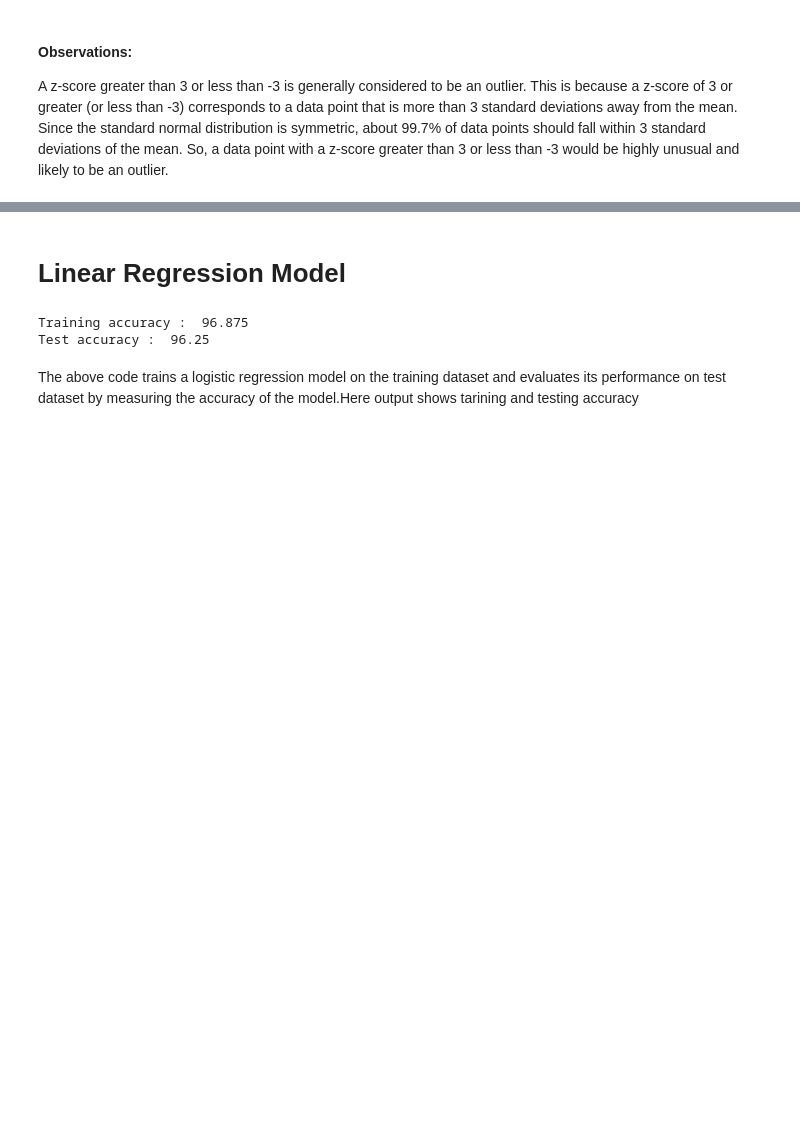
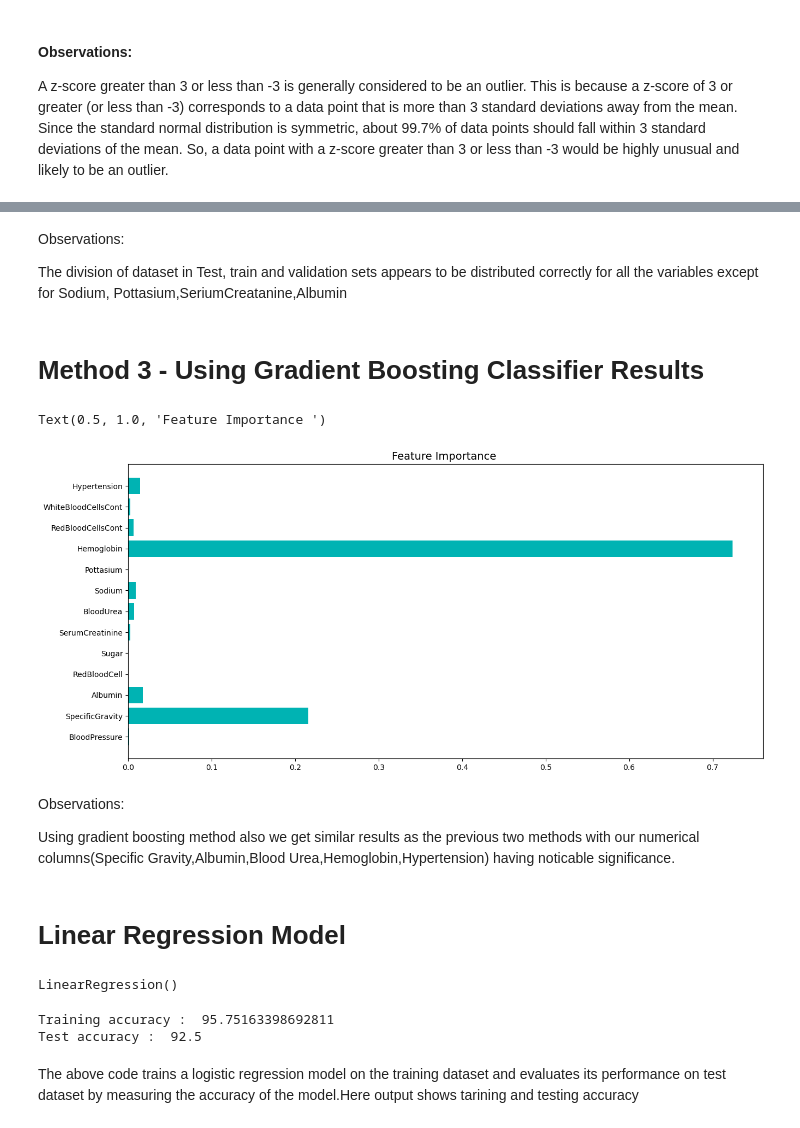
Before and after one commit to Akshathapatil1998/Data-Science-Assignments-INFO6105, a Jupyter notebook: Assignment 1 - ML Data Cleaning & Feature Selection.ipynb, the cells around one changed output, grey strips where cells are left out. Saved outputs shown, nothing was run; the diff lists cells and outputs as text; code cells hidden in the pictures; blank space fills up the shorter version.

```diff
--- a/Assignment 1 - ML Data Cleaning & Feature Selection.ipynb
+++ b/Assignment 1 - ML Data Cleaning & Feature Selection.ipynb
@@ -607,21 +574,52 @@ The ratio of 80%-20% for train-test split appears to be distributed correctly fo
+# %% [markdown]
+Observations:
+
+The division of dataset in Test, train and validation sets appears to be distributed correctly for all the variables except for Sodium, Pottasium,SeriumCreatanine,Albumin
+# %% [markdown]
+# Method 3 - Using Gradient Boosting Classifier Results
+# %%
+# Using Gradient Boosting Classifier Results
+
+from sklearn import ensemble
+model_3=ensemble.GradientBoostingClassifier()
+model_3.fit(X_train,y_train)
+cols=X_train.columns
+plt.figure(figsize=(15, 7))
+plt.barh(cols,model_3.feature_importances_, color ="#00b3b3")
+plt.title('Feature Importance ', size=14)
+# %% [output]
+Text(0.5, 1.0, 'Feature Importance ')
+[figure, added]
+# %% [markdown]
+Observations:
+
+Using gradient boosting method also we get similar results as the previous two methods with our numerical columns(Specific Gravity,Albumin,Blood Urea,Hemoglobin,Hypertension) having noticable significance.
 # %% [markdown]
 # Linear Regression Model
 # %%
 from sklearn.metrics import r2_score, mean_squared_error
 from sklearn.linear_model import LinearRegression
 from sklearn import datasets, linear_model
+# %%
+# Create linear regression object
+regr = linear_model.LinearRegression()
+
+# Train the model using the training sets
+regr.fit(X_train,y_train)
+# %% [output]
+LinearRegression()
 # %%
 # Create linear regression object
 from sklearn.linear_model import LogisticRegression
 
-model = LogisticRegression()
+regr = LogisticRegression()
 # Train the model using the training sets
-model.fit(X_train,y_train)
-print('Training accuracy : ',model.score(X_train,y_train)*100)
-print('Test accuracy : ',model.score(X_test,y_test)*100)
+regr.fit(X_train,y_train)
+print('Training accuracy : ',regr.score(X_train,y_train)*100)
+print('Test accuracy : ',regr.score(X_test,y_test)*100)
 # %% [output]
-Training accuracy :  96.875
-Test accuracy :  96.25
+Training accuracy :  95.75163398692811
+Test accuracy :  92.5
 # %% [markdown]
 The above code trains a logistic regression model on the training dataset and evaluates its performance on test dataset by measuring the accuracy of the model.Here output shows tarining and testing accuracy
 # %%
```
Also changed, not shown: parts of 39 cells of this notebook.
